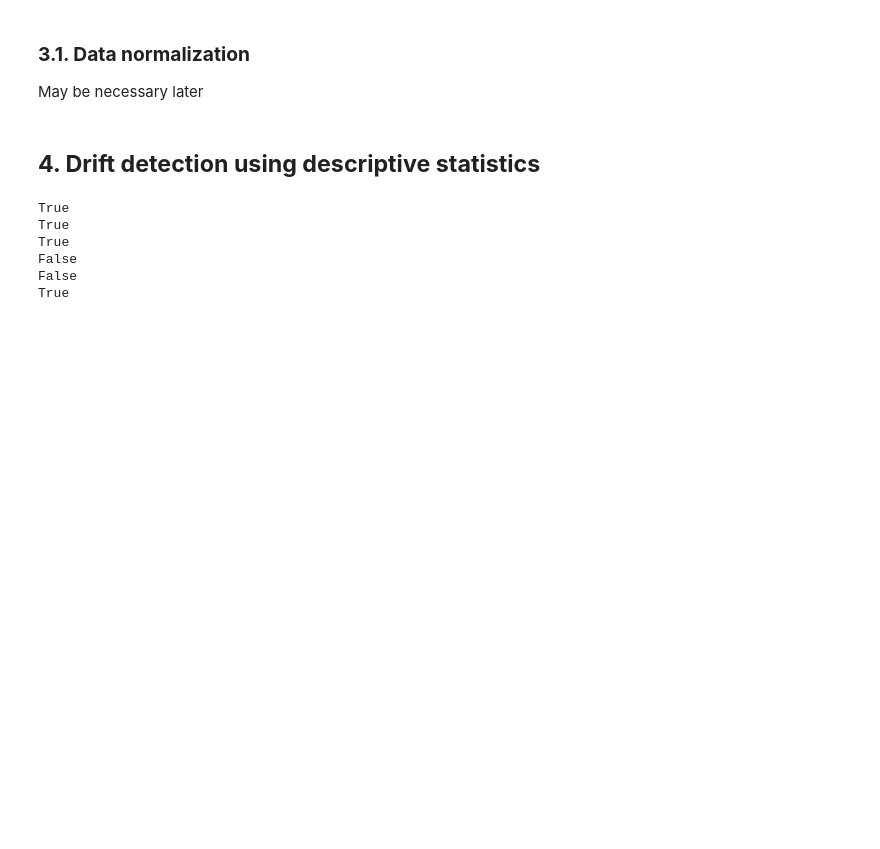
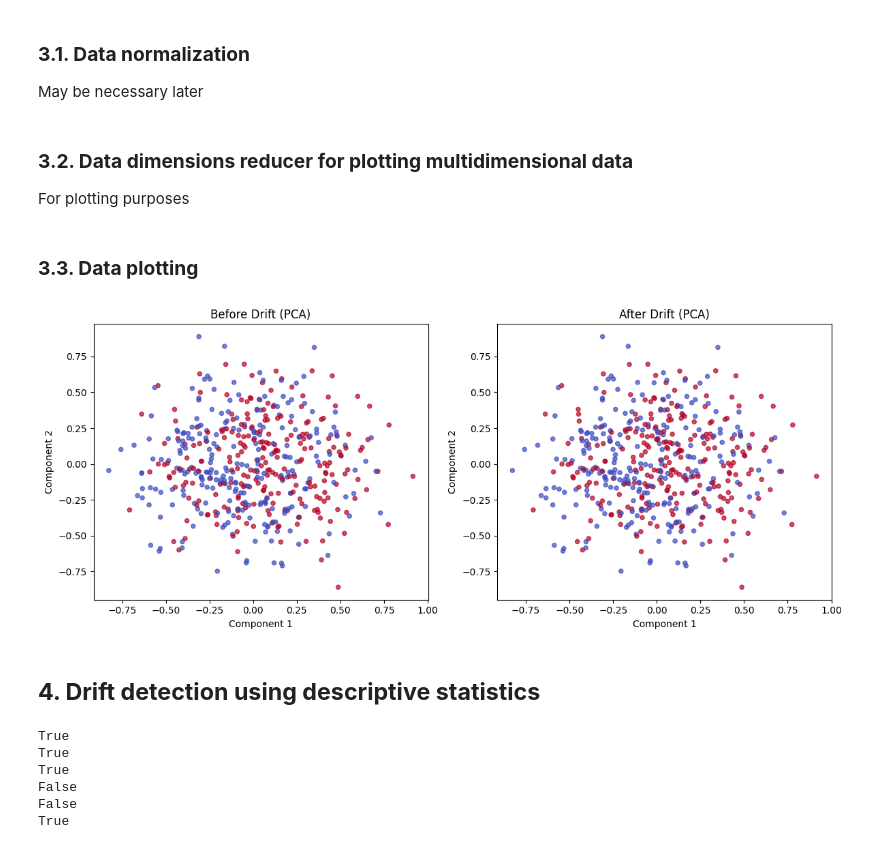
Before and after one commit to KubaCzech/DriftDetectionWithExplainableAI, a Jupyter notebook: data_drift.ipynb, the cells around one changed output. Saved outputs shown, nothing was run; the diff lists cells and outputs as text; code cells hidden in the pictures; blank space fills up the shorter version.

Commit message:
x-means + visualizations

```diff
--- a/data_drift.ipynb
+++ b/data_drift.ipynb
@@ -154,10 +158,13 @@ class DataScaler:
         self.fit(X)
         return self.transform(X)
 # %%
-X, y = transform_dict_to_list(stream_SEA)
+X, y = transform_dict_to_list(stream_SEA, 1000)
 X_before, X_after = X[:500], X[500:]
 y_before, y_after = y[:500], y[500:]
 
 data_scaler = DataScaler(ScalingType.Standardization)
 X_before_scaled = data_scaler.fit_transform(X_before)
 X_after_scaled = data_scaler.transform(X_after)
+# %% [markdown]
+### **3.2. Data dimensions reducer for plotting multidimensional data**
+For plotting purposes
@@ -164,3 +223,47 @@ X_after_scaled = data_scaler.transform(X_after)
+# %%
+drift_10d = synth.ConceptDriftStream(
+    stream=synth.Hyperplane(n_features=10, seed=42),
+    drift_stream=synth.Hyperplane(n_features=10, seed=42),
+    position=500,
+    width=10,
+    seed=1
+)
+X_10d, y = transform_dict_to_list(drift_10d, 1000)
+X_2d = DataDimensionsReducer().reduce(ReducerType.PCA, X_10d)
+# %% [markdown]
+### **3.3. Data plotting** ###
+# %%
+def plot_data(X, y, title):
+    plt.figure(figsize=(8, 6))
+    plt.scatter(X[:, 0], X[:, 1], c=y, cmap="coolwarm", s=20, alpha=0.7)
+    plt.title(title)
+    plt.xlabel("Component 1")
+    plt.ylabel("Component 2")
+    plt.show()
+
+def plot_drift(X_before, y_before, X_after, y_after, title_before, title_after):
+    plt.figure(figsize=(12, 5))
+
+    # Before drift
+    plt.subplot(1, 2, 1)
+    plt.scatter(X_before[:, 0], X_before[:, 1], c=y_before, cmap="coolwarm", s=20, alpha=0.7)
+    plt.title(title_before)
+    plt.xlabel("Component 1")
+    plt.ylabel("Component 2")
+
+    # After drift
+    plt.subplot(1, 2, 2)
+    plt.scatter(X_after[:, 0], X_after[:, 1], c=y_after, cmap="coolwarm", s=20, alpha=0.7)
+    plt.title(title_after)
+    plt.xlabel("Component 1")
+    plt.ylabel("Component 2")
+
+    plt.tight_layout()
+    plt.show()
+# %%
+plot_drift(X_2d[:500], y[:500], X_2d[500:], y[500:], "Before Drift (PCA)", "After Drift (PCA)")
+# %% [output]
+[figure, added]
 # %% [markdown]
 ## **4. Drift detection using descriptive statistics**
 # %%
```
Also changed, not shown: parts of 11 cells of this notebook.
